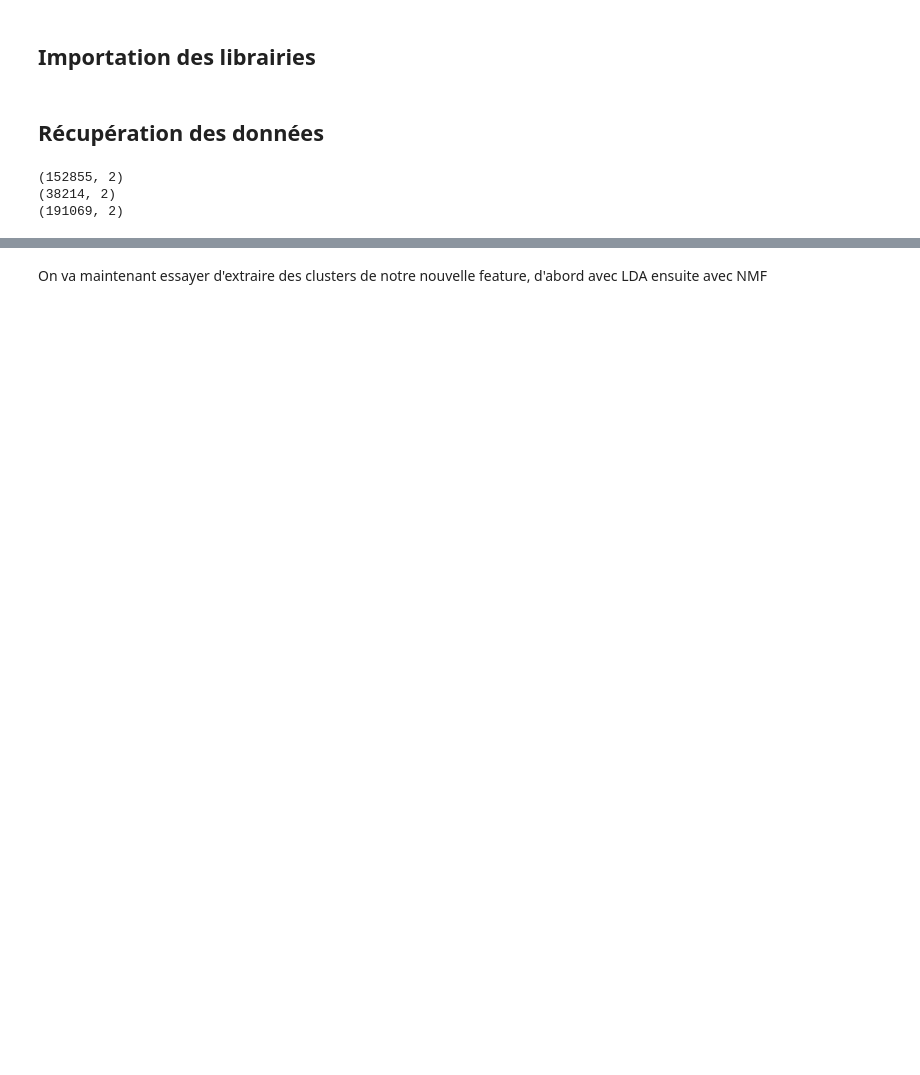
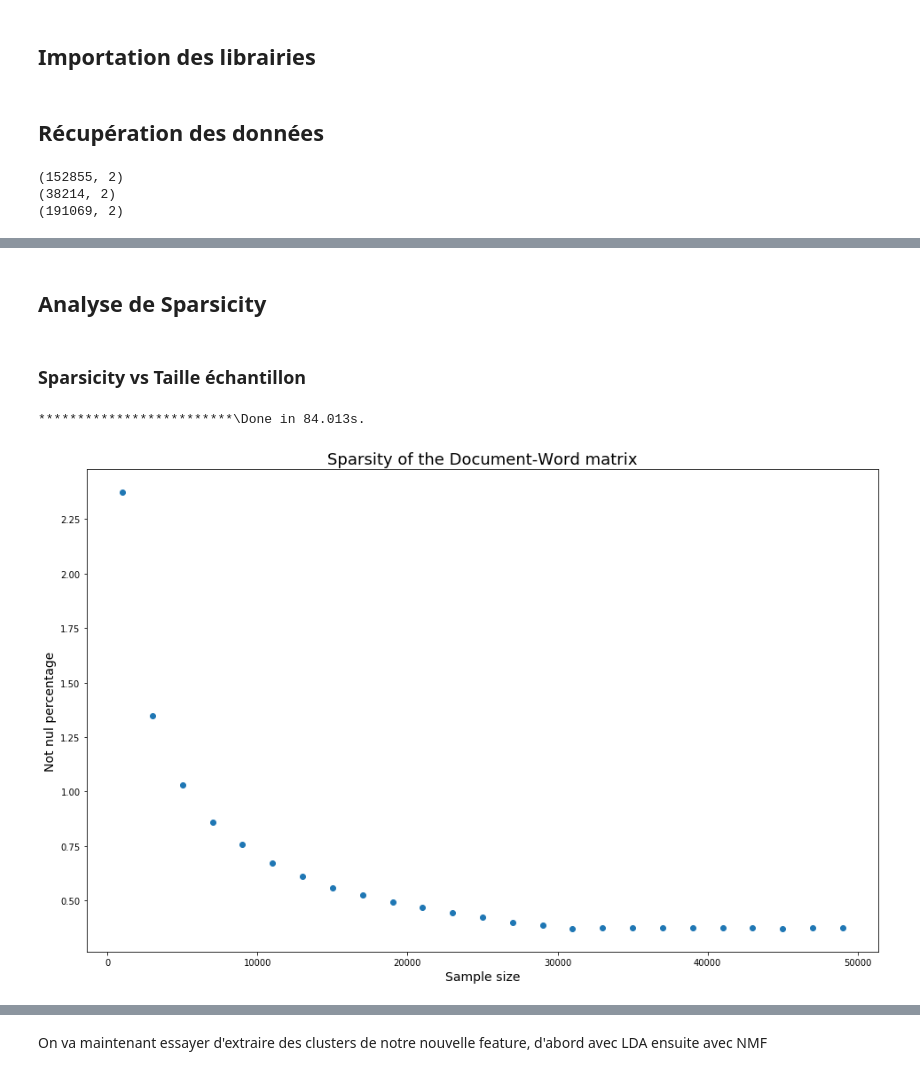
Before and after one commit to morganscao/Projet6, a Jupyter notebook: Notebooks/P6 - Exploration-Unsupervised.ipynb, the cells around one changed output, grey strips where cells are left out. Drawn from its saved outputs; the diff is of its cells as text; code cells hidden in the pictures; blank space fills up the shorter version.

```diff
--- a/Notebooks/P6 - Exploration-Unsupervised.ipynb
+++ b/Notebooks/P6 - Exploration-Unsupervised.ipynb
@@ -3,3 +4,8 @@
+# %%
+### PARAMETRAGE ###
+SAMPLE = False
+NSAMPLEMAX = 30000
+### PARAMETRAGE ###
 # %% [markdown]
 ## Importation des librairies
 # %%
@@ -17,3 +23,6 @@ import matplotlib.pyplot as plt
 from nltk.corpus import stopwords
 from sklearn.feature_extraction.text import CountVectorizer
 from sklearn.feature_extraction.text import TfidfVectorizer
+
+from p6_functions import *
+CT_DIR_SAVE = '../autotag/save/'
@@ -29,8 +29,8 @@ def load_obj(name):
 # %% [markdown]
 ## Récupération des données
 # %%
-df_train = pd.read_csv(CT_DIR + 'df_train.csv')
-df_test = pd.read_csv(CT_DIR + 'df_test.csv')
+df_train = pd.read_csv(CT_DIR_SAVE + 'df_train.csv')
+df_test = pd.read_csv(CT_DIR_SAVE + 'df_test.csv')
 # %%
 print(df_train.shape)
 print(df_test.shape)
@@ -87,0 +63,37 @@ def select_n_components(var_ratio, goal_var: float) -> int:
+# %% [markdown]
+## Analyse de Sparsicity
+# %% [markdown]
+### Sparsicity vs Taille échantillon
+# %%
+max_df=.8
+min_df=5
+max_features=10000
+# %%
+if not SAMPLE:
+    sparse = []
+    r = range(1000, 50000, 2000)
+    t0 = time()
+    for i in r:
+        df = df_train.sample(i)
+        print('*', end='')
+
+        # Vectorizer
+        vect = CountVectorizer(max_df=max_df, min_df=min_df, max_features=max_features, stop_words='english')
+        tf = vect.fit_transform(df['TextCleaned'])
+
+        # Materialize the sparse data
+        data_dense = tf.todense()
+        # Compute Sparsicity = Percentage of Non-Zero cells
+        sparse.append(((data_dense > 0).sum()/data_dense.size)*100)
+        #print("\tPourcentage de points non nuls (Sparsicity) : ", ((data_dense > 0).sum()/data_dense.size)*100, "%")
+        del data_dense
+
+    print("\Done in %0.3fs." % (time() - t0))
+    plt.figure(figsize=(16,10))
+    plt.title('Sparsity of the Document-Word matrix', fontsize=18)
+    plt.xlabel('Sample size', fontsize=14)
+    plt.ylabel('Not nul percentage', fontsize=14)
+    plt.scatter(r, sparse)
+# %% [output]
+*************************\Done in 84.013s.
+[figure, added]
```
Also changed, not shown: parts of 63 cells of this notebook, 6 other files.
